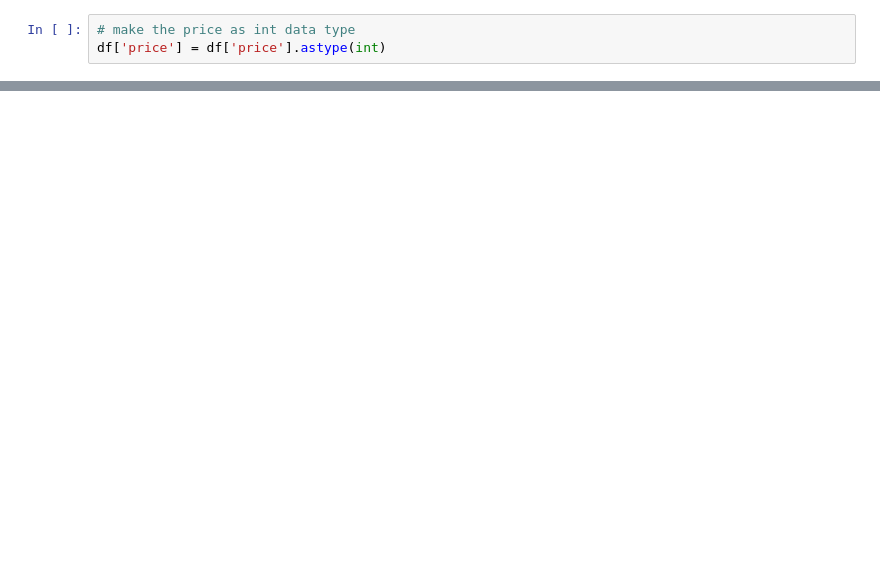
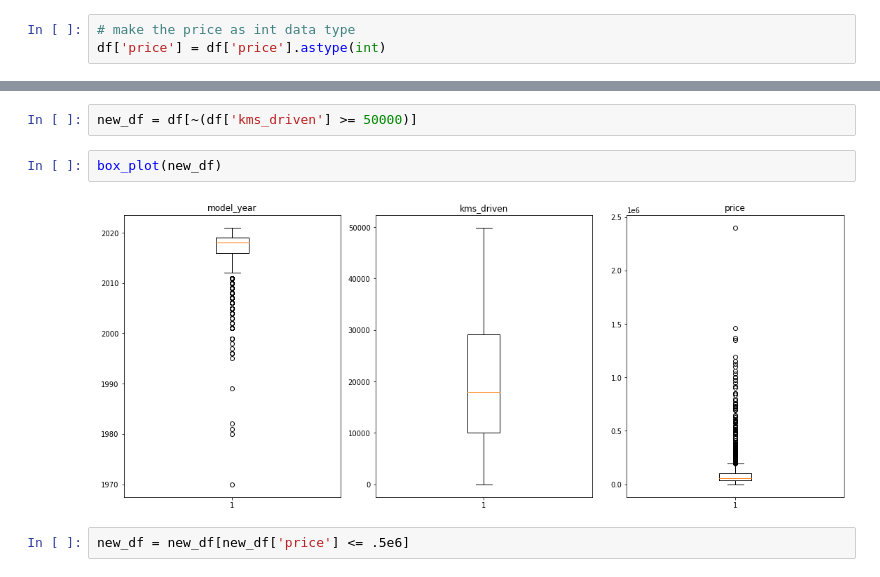
Before and after one commit to ropali/used_bike_price_prediction, a Jupyter notebook: notebooks/03-feature-eng.ipynb, the cells around one changed output, grey strips where cells are left out. Drawn from its saved outputs; the diff is of its cells as text; blank space fills up the shorter version.

```diff
--- a/notebooks/03-feature-eng.ipynb
+++ b/notebooks/03-feature-eng.ipynb
@@ -211,0 +239,8 @@ memory usage: 258.1+ KB
+# %%
+new_df = df[~(df['kms_driven'] >= 50000)]
+# %%
+box_plot(new_df)
+# %% [output]
+[figure, added]
+# %%
+new_df = new_df[new_df['price'] <= .5e6]
```
Also changed, not shown: parts of 18 cells of this notebook, 3 other files.
